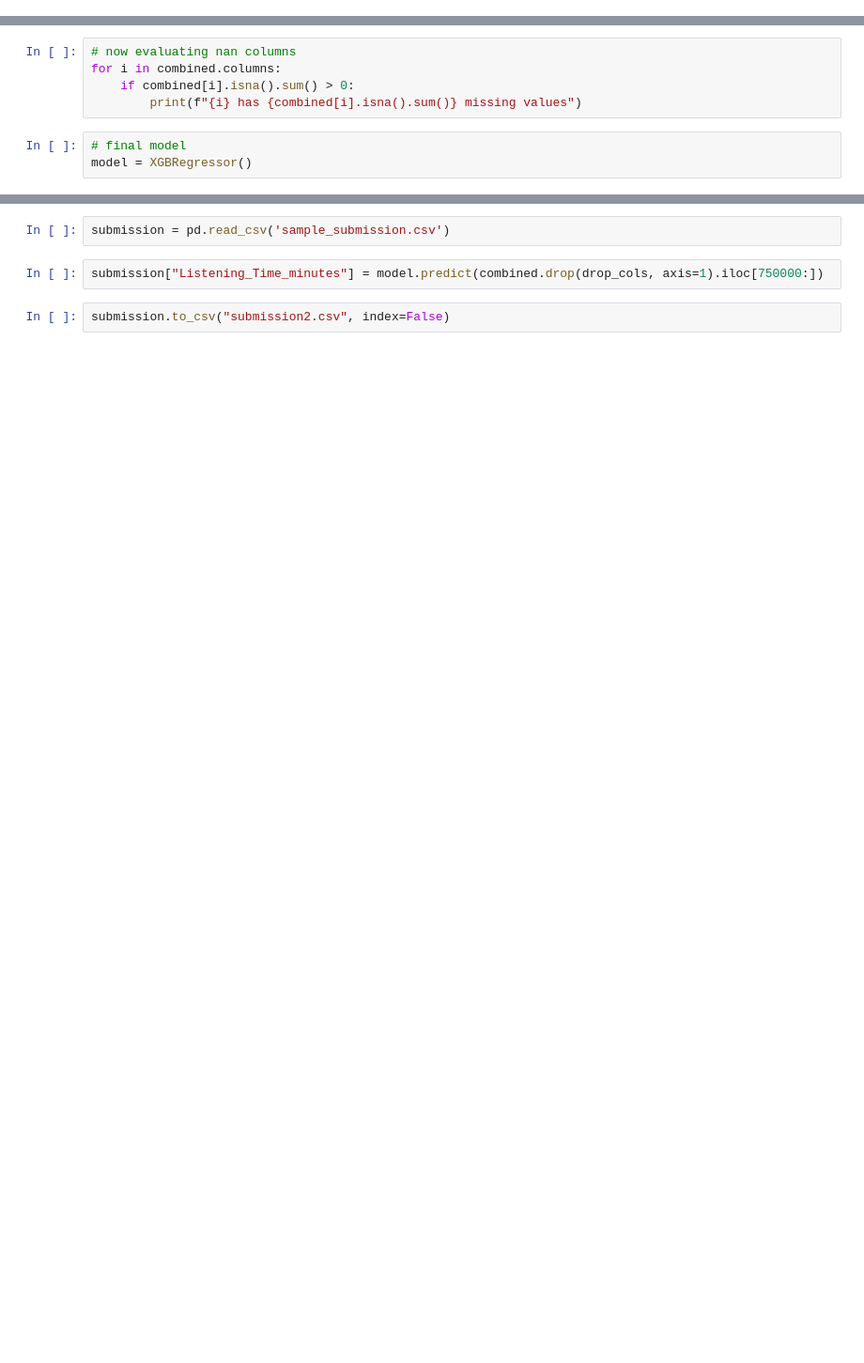
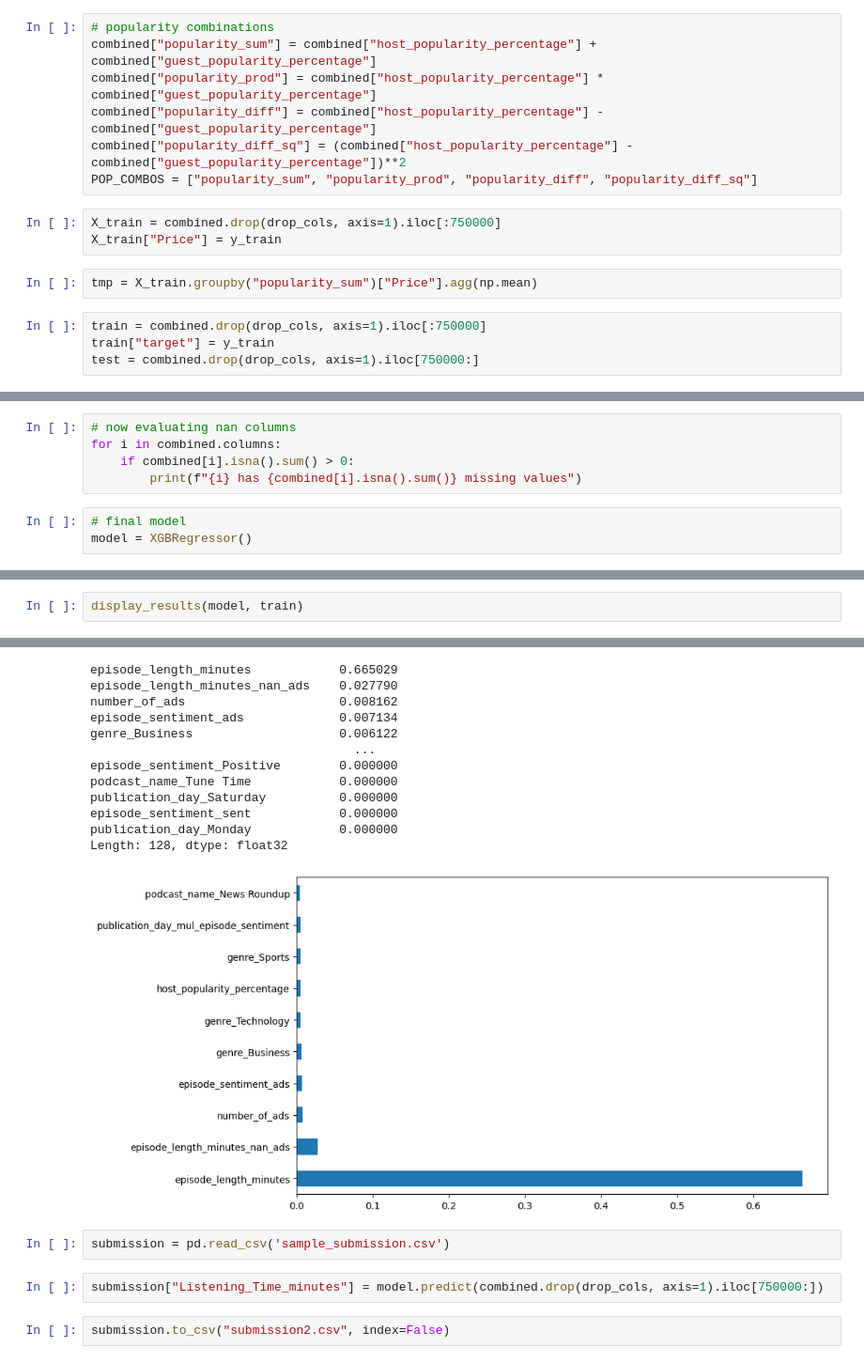
Before and after one commit to joeHollander/Kaggle, a Jupyter notebook: PodcastListeningTime/refined.ipynb, the cells around one changed output, grey strips where cells are left out. Shown: that part at 94% size. Saved outputs shown, nothing was run; the diff lists cells and outputs as text; blank space fills up the shorter version.

```diff
--- a/PodcastListeningTime/refined.ipynb
+++ b/PodcastListeningTime/refined.ipynb
@@ -194,3 +192,19 @@ R^2 is 0.004951337764688257
 # imputing missing vlaues
 combined.loc[elm_nan_idx, "episode_length_minutes"] = elm_imp_model.predict(combined_wo_cats.drop(nan_cols, axis=1)[elm_nan_idx])
 combined.loc[gpp_nan_idx, "guest_popularity_percentage"] = gpp_imp_model.predict(combined_wo_cats.drop(nan_cols, axis=1)[gpp_nan_idx])
+# %%
+# popularity combinations
+combined["popularity_sum"] = combined["host_popularity_percentage"] + combined["guest_popularity_percentage"]
+combined["popularity_prod"] = combined["host_popularity_percentage"] * combined["guest_popularity_percentage"]
+combined["popularity_diff"] = combined["host_popularity_percentage"] - combined["guest_popularity_percentage"]
+combined["popularity_diff_sq"] = (combined["host_popularity_percentage"] - combined["guest_popularity_percentage"])**2
+POP_COMBOS = ["popularity_sum", "popularity_prod", "popularity_diff", "popularity_diff_sq"]
+# %%
+X_train = combined.drop(drop_cols, axis=1).iloc[:750000]
+X_train["Price"] = y_train
+# %%
+tmp = X_train.groupby("popularity_sum")["Price"].agg(np.mean)
+# %%
+train = combined.drop(drop_cols, axis=1).iloc[:750000]
+train["target"] = y_train
+test = combined.drop(drop_cols, axis=1).iloc[750000:]
@@ -220,0 +407,3 @@ XGBRegressor(base_score=None, booster=None, callbacks=None,
+# %%
+display_results(model, train)
+# %% [output]
@@ -221,3 +422,16 @@ XGBRegressor(base_score=None, booster=None, callbacks=None,
+episode_length_minutes            0.665029
+episode_length_minutes_nan_ads    0.027790
+number_of_ads                     0.008162
+episode_sentiment_ads             0.007134
+genre_Business                    0.006122
+                                    ...
+episode_sentiment_Positive        0.000000
+podcast_name_Tune Time            0.000000
+publication_day_Saturday          0.000000
+episode_sentiment_sent            0.000000
+publication_day_Monday            0.000000
+Length: 128, dtype: float32
+[figure, added]
 # %%
 submission = pd.read_csv('sample_submission.csv')
 # %%
```
Also changed, not shown: parts of 6 cells of this notebook.
